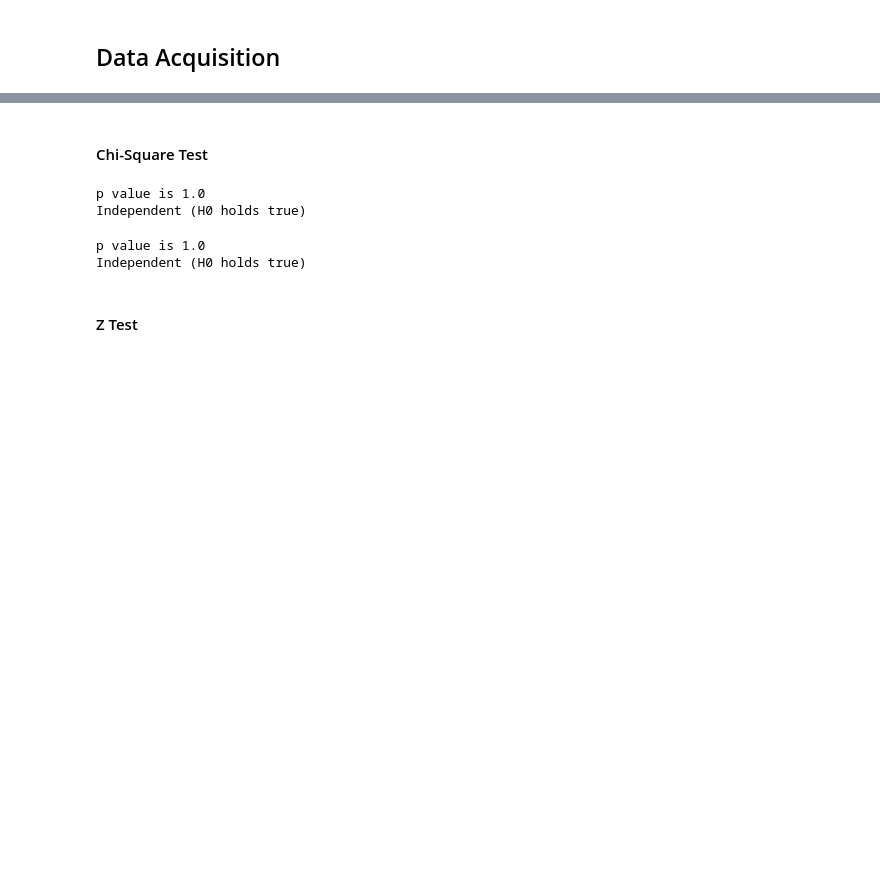
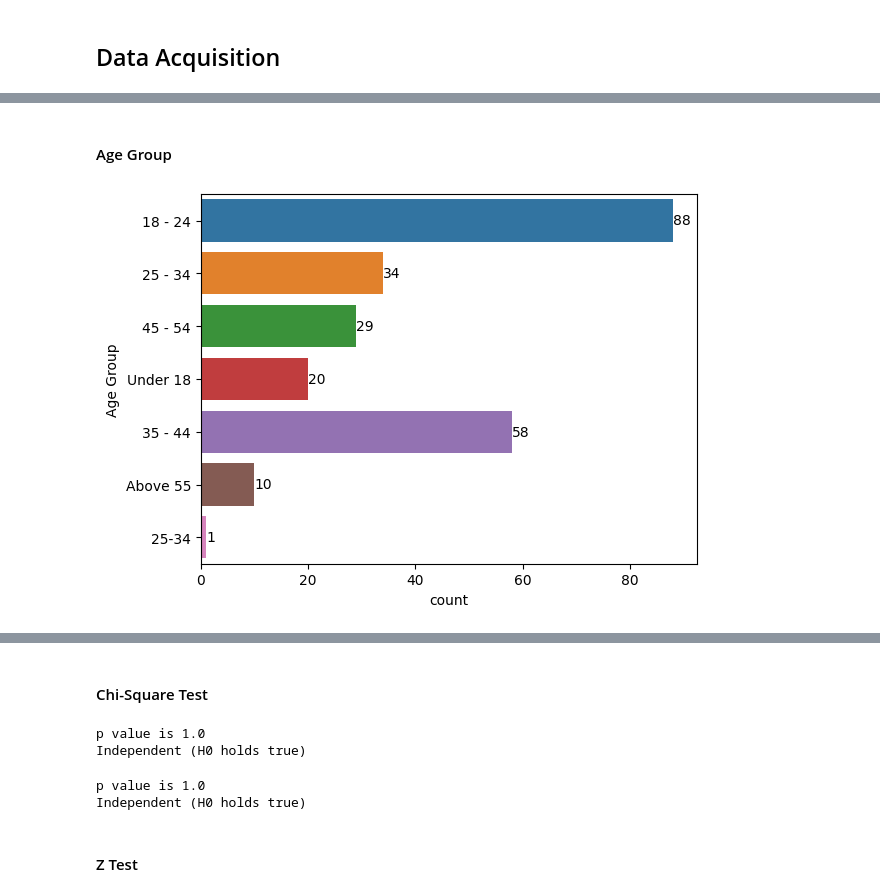
Before and after one commit to NehaKoppikar/OnlineShopping_ResearchPaper, a Jupyter notebook: Analysis_OnlineShopping_ResearchPaper.ipynb, the cells around one changed output, grey strips where cells are left out. Saved outputs shown, nothing was run; the diff lists cells and outputs as text; code cells hidden in the pictures; blank space fills up the shorter version.

```diff
--- a/Analysis_OnlineShopping_ResearchPaper.ipynb
+++ b/Analysis_OnlineShopping_ResearchPaper.ipynb
@@ -73,0 +99,9 @@ memory usage: 21.6+ KB
+# %% [markdown]
+#### Age Group
+# %%
+ax = sns.countplot(pre_covid_data, y="Age Group")
+for label in ax.containers:
+    ax.bar_label(label)
+plt.show()
+# %% [output]
+[figure, added]
```
Also changed, not shown: parts of 19 cells of this notebook.
